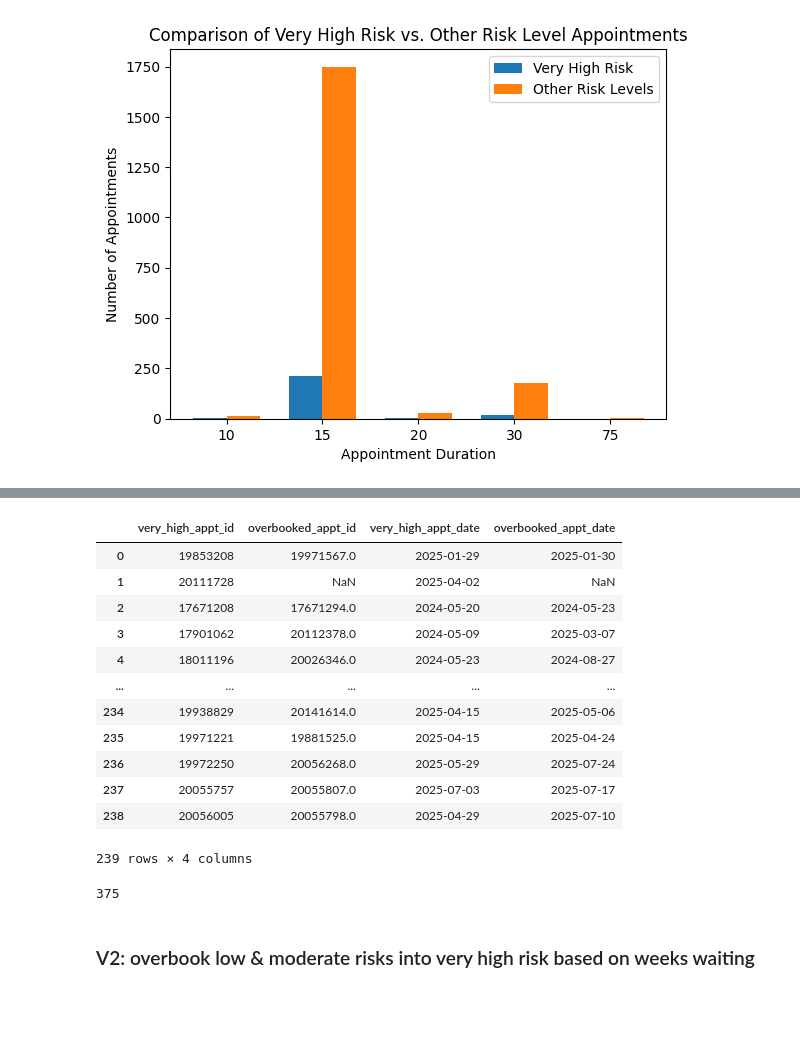
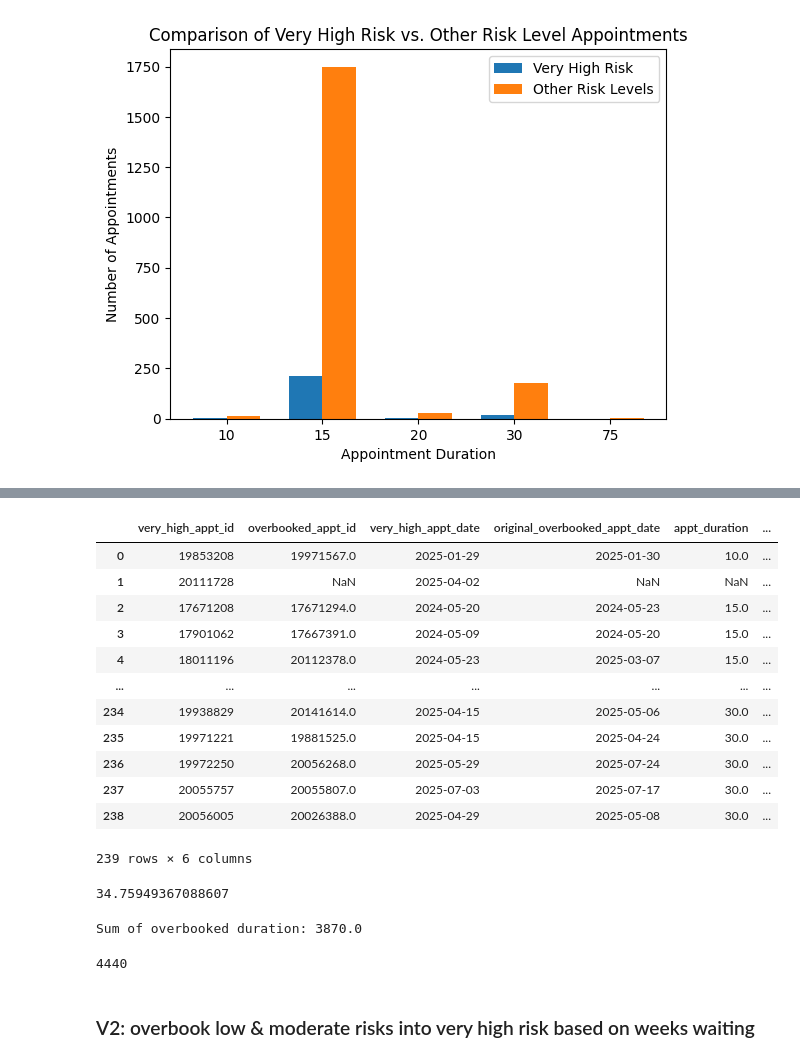
Before and after one commit to hallucinojenlee/hds_dna, a Jupyter notebook: scripts/overbooking_model.ipynb, the cells around one changed output, grey strips where cells are left out. Saved outputs shown, nothing was run; the diff lists cells and outputs as text; code cells hidden in the pictures; blank space fills up the shorter version.

Commit message:
added temp queue to overbook_appointments function

```diff
--- a/scripts/overbooking_model.ipynb
+++ b/scripts/overbooking_model.ipynb
@@ -150,21 +150,29 @@ def overbook_appointments(very_high_group, queue):
     for index, very_high_appt in very_high_group.iterrows():
         very_high_date = pd.to_datetime(very_high_appt["appt_date"])
         overbooked = False
-        while queue and not overbooked:
+        # Create a new, temporary queue to hold appointments that are not suitable for the current very_high_appt for later evaluation
+        temp_queue = deque()
+
+        while queue:
             # Pop the earliest appointment from the queue
-            earliest_appointment_id, earliest_date = queue[0]
+            earliest_appointment_id, earliest_date = queue.popleft()
             # Check if the very_high_date is earlier than the earliest_date
             if very_high_date < earliest_date:
-                queue.popleft() # Remove the earliest appointment from the queue
                 # Overbook the very high risk slot with the remaining appointment
                 overbooked_appointments.append((very_high_appt["appointment_id"], earliest_appointment_id))
                 overbooked = True
+                break
             else:
-                # If the date is not suitable, move to the next appointment in the queue
-                queue.popleft()
+                # If the date is not suitable, move the appointment to the temporary queue
+                temp_queue.append((earliest_appointment_id, earliest_date))
+
+        # Merge the temporary queue back into the original queue
+        queue.extendleft(reversed(temp_queue))
+
         if not overbooked:
             # No more appointments to overbook
             overbooked_appointments.append((very_high_appt["appointment_id"], None))
+
     return overbooked_appointments
 
 # Overbook each very high risk appointment duration group
@@ -261,34 +255,42 @@ overbooked_df
 # %%
 # Calculate time gap of the overbooked appointments (original vs new/overbooked)
 
 # Append appointment dates to the overbooked_df
 overbooked_df = pd.merge(overbooked_df,
                             data[["appointment_id", "appt_date"]].rename(columns={"appt_date": "very_high_appt_date"}),
                             left_on="very_high_appt_id",
                             right_on="appointment_id",
                             how="left").drop(columns=["appointment_id"])
 
 overbooked_df = pd.merge(overbooked_df,
-                            data[["appointment_id", "appt_date"]].rename(columns={"appt_date": "original_overbooked_appt_date"}),
+                            data[["appointment_id", "appt_date", "appt_duration"]].rename(columns={"appt_date": "original_overbooked_appt_date"}),
                             left_on="overbooked_appt_id",
                             right_on="appointment_id",
                             how="left").drop(columns=["appointment_id"])
 
+# Calculate the time gap between the original and overbooked appointments
+overbooked_df["time_gap_days"] = (pd.to_datetime(overbooked_df["original_overbooked_appt_date"]) - pd.to_datetime(overbooked_df["very_high_appt_date"])).dt.days
+
 overbooked_df
 # %% [output]
-|  | very_high_appt_id | overbooked_appt_id | very_high_appt_date | overbooked_appt_date |
-| 0 | 19853208 | 19971567.0 | 2025-01-29 | 2025-01-30 |
-| 1 | 20111728 | NaN | 2025-04-02 | NaN |
-| 2 | 17671208 | 17671294.0 | 2024-05-20 | 2024-05-23 |
-| 3 | 17901062 | 20112378.0 | 2024-05-09 | 2025-03-07 |
-| 4 | 18011196 | 20026346.0 | 2024-05-23 | 2024-08-27 |
-| ... | ... | ... | ... | ... |
-| 234 | 19938829 | 20141614.0 | 2025-04-15 | 2025-05-06 |
-| 235 | 19971221 | 19881525.0 | 2025-04-15 | 2025-04-24 |
-| 236 | 19972250 | 20056268.0 | 2025-05-29 | 2025-07-24 |
-| 237 | 20055757 | 20055807.0 | 2025-07-03 | 2025-07-17 |
-| 238 | 20056005 | 20055798.0 | 2025-04-29 | 2025-07-10 |
+|  | very_high_appt_id | overbooked_appt_id | very_high_appt_date | original_overbooked_appt_date | appt_duration | ... |
+| 0 | 19853208 | 19971567.0 | 2025-01-29 | 2025-01-30 | 10.0 | ... |
+| 1 | 20111728 | NaN | 2025-04-02 | NaN | NaN | ... |
+| 2 | 17671208 | 17671294.0 | 2024-05-20 | 2024-05-23 | 15.0 | ... |
+| 3 | 17901062 | 17667391.0 | 2024-05-09 | 2024-05-20 | 15.0 | ... |
+| 4 | 18011196 | 20112378.0 | 2024-05-23 | 2025-03-07 | 15.0 | ... |
+| ... | ... | ... | ... | ... | ... | ... |
+| 234 | 19938829 | 20141614.0 | 2025-04-15 | 2025-05-06 | 30.0 | ... |
+| 235 | 19971221 | 19881525.0 | 2025-04-15 | 2025-04-24 | 30.0 | ... |
+| 236 | 19972250 | 20056268.0 | 2025-05-29 | 2025-07-24 | 30.0 | ... |
+| 237 | 20055757 | 20055807.0 | 2025-07-03 | 2025-07-17 | 30.0 | ... |
+| 238 | 20056005 | 20026388.0 | 2025-04-29 | 2025-05-08 | 30.0 | ... |
-239 rows × 4 columns
+239 rows × 6 columns
+# %%
+# Calculate the average time gap
+overbooked_df["time_gap_days"].mean()
+# %% [output]
+34.75949367088607
 # %%
 # Count the remaining appointments in each queue
 remaining_10 = len(queue10) * 10
@@ -300,8 +302,16 @@ remaining_75 = len(queue75) * 75
 # Sum the remaining appointments
 remainder_queue_time = remaining_10 + remaining_15 + remaining_20 + remaining_30 + remaining_75
 remainder_queue_time
+
+# Sum the duration of the overbooked appointments
+sum_overbooked_appt_duration = overbooked_df["appt_duration"].sum()
+print("Sum of overbooked duration:", sum_overbooked_appt_duration)
+
+# Calculate the total duration of the overbooked appointments utilised
+queue_time - remainder_queue_time
 # %% [output]
-375
+Sum of overbooked duration: 3870.0
+4440
 # %% [markdown]
 ### V2: overbook low & moderate risks into very high risk based on weeks waiting
 # %%
```
Also changed, not shown: parts of 4 cells of this notebook.
